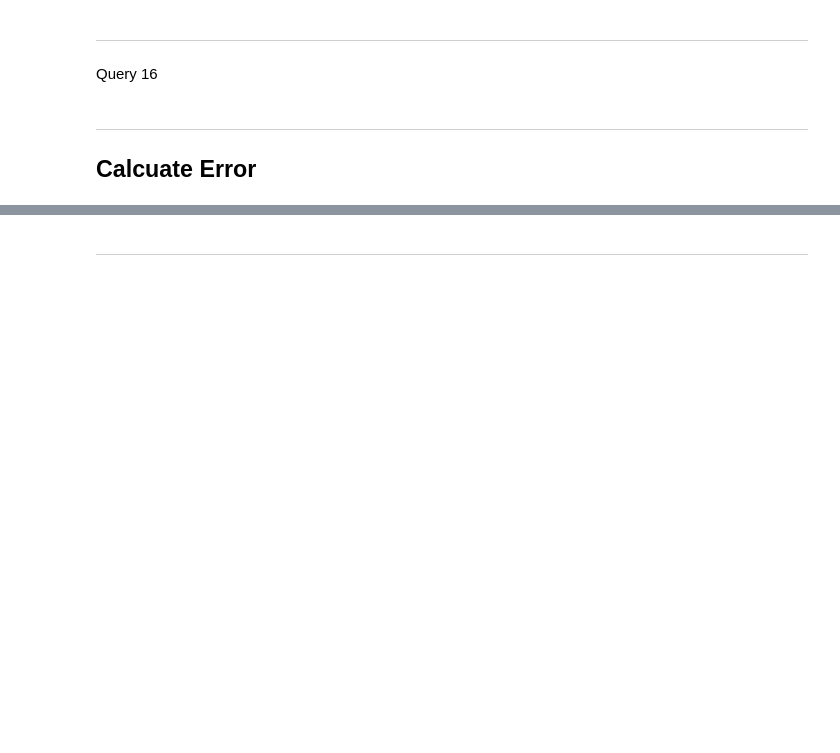
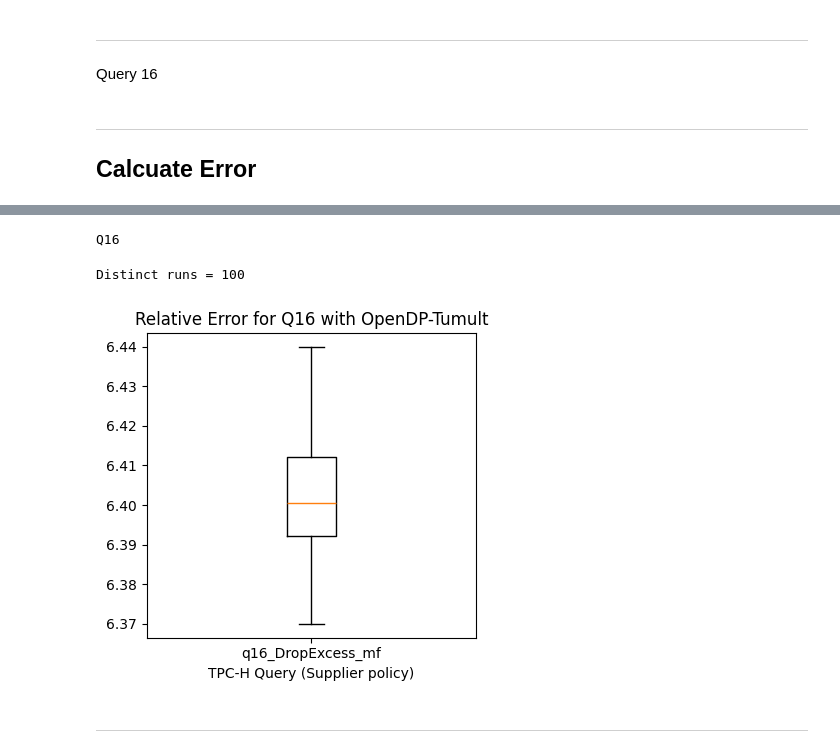
Before and after one commit to casciand/dp4sql, a Jupyter notebook: results/tpch-opendp_tmlt/privateSQL_tpch_eval_supplier_policy.ipynb, the cells around one changed output, grey strips where cells are left out. Saved outputs shown, nothing was run; the diff lists cells and outputs as text; code cells hidden in the pictures; blank space fills up the shorter version.

```diff
--- a/results/tpch-opendp_tmlt/privateSQL_tpch_eval_supplier_policy.ipynb
+++ b/results/tpch-opendp_tmlt/privateSQL_tpch_eval_supplier_policy.ipynb
@@ -1293,3 +900,10 @@ Distinct runs = 1000
+# %%
+x = q16_calculate_errors(OUTPUT, test_case="q16_DropExcess_mf")
+tpch_query_results["q16_DropExcess_mf"] = x
+# %% [output]
+Q16
+Distinct runs = 100
+[figure, added]
 # %% [markdown]
 ***
 # %%
```
Also changed, not shown: parts of 23 cells of this notebook, 2 other files.
